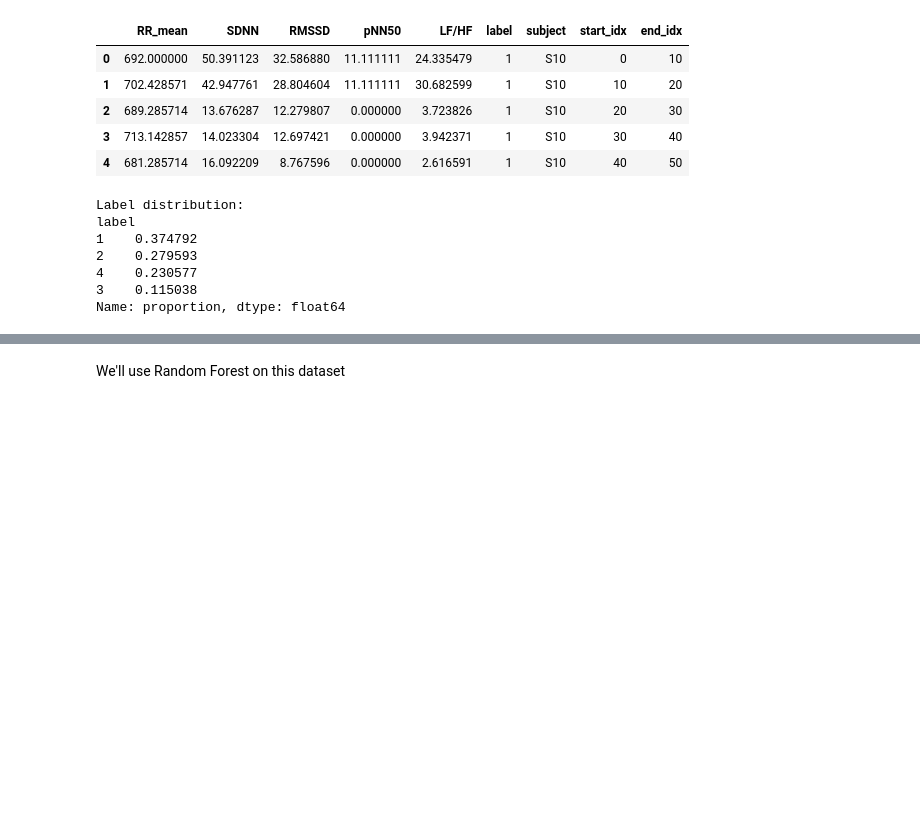
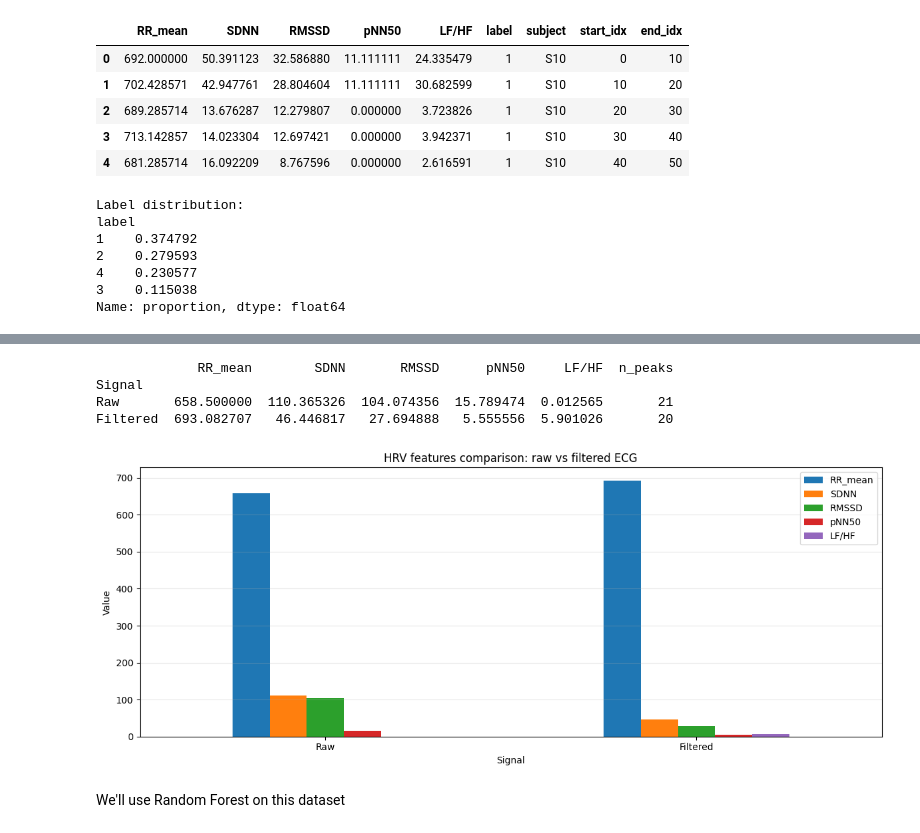
Before and after one commit to amine-e2r/elderly_care, a Jupyter notebook: code1.ipynb, the cells around one changed output, grey strips where cells are left out. Cells and saved outputs as stored; diff of their text form; code cells hidden in the pictures; blank space fills up the shorter version.

```diff
--- a/code1.ipynb
+++ b/code1.ipynb
@@ -319,3 +368,82 @@ Name: proportion, dtype: float64
+# %%
+import numpy as np
+import pandas as pd
+import scipy.signal
+import matplotlib.pyplot as plt
+
+# Raw ECG already loaded in the notebook
+raw_ecg = ecg
+fs = sampling_rate
+
+# Bandpass filter for ECG comparison
+filtered_ecg = bandpass_filter(raw_ecg, fs)
+
+
+def compute_hrv_features_from_signal(signal, fs):
+    peaks, _ = scipy.signal.find_peaks(
+        signal,
+        distance=int(0.3 * fs),
+        prominence=max(0.15, 0.5 * np.std(signal)),
+    )
+
+    rr_ms = np.diff(peaks) * 1000 / fs
+
+    if len(rr_ms) < 2:
+        return {
+            "RR_mean": np.nan,
+            "SDNN": np.nan,
+            "RMSSD": np.nan,
+            "pNN50": np.nan,
+            "LF/HF": np.nan,
+            "n_peaks": len(peaks),
+        }
+
+    rr_mean = np.mean(rr_ms)
+    sdnn = np.std(rr_ms)
+    diff_rr = np.diff(rr_ms)
+    rmssd = np.sqrt(np.mean(diff_rr ** 2))
+    pnn50 = 100 * np.sum(np.abs(diff_rr) > 50) / len(diff_rr) if len(diff_rr) > 0 else np.nan
+
+    fft_result = np.fft.fft(rr_ms)
+    freqs = np.fft.fftfreq(len(rr_ms), d=np.mean(rr_ms) / 1000)
+    power = np.abs(fft_result) ** 2
+    lf_mask = (freqs >= 0.04) & (freqs <= 0.15)
+    hf_mask = (freqs >= 0.15) & (freqs <= 0.40)
+    lf_power = np.sum(power[lf_mask])
+    hf_power = np.sum(power[hf_mask])
+    lf_hf_ratio = lf_power / hf_power if hf_power > 0 else np.nan
+
+    return {
+        "RR_mean": rr_mean,
+        "SDNN": sdnn,
+        "RMSSD": rmssd,
+        "pNN50": pnn50,
+        "LF/HF": lf_hf_ratio,
+        "n_peaks": len(peaks),
+    }
+
+raw_hrv = compute_hrv_features_from_signal(raw_ecg, fs)
+filtered_hrv = compute_hrv_features_from_signal(filtered_ecg, fs)
+
+comparison_df = pd.DataFrame([raw_hrv, filtered_hrv], index=["Raw", "Filtered"])
+comparison_df.index.name = "Signal"
+print(comparison_df)
+
+feature_cols = ["RR_mean", "SDNN", "RMSSD", "pNN50", "LF/HF"]
+ax = comparison_df[feature_cols].plot(kind="bar", figsize=(12, 5))
+ax.set_title("HRV features comparison: raw vs filtered ECG")
+ax.set_ylabel("Value")
+ax.set_xlabel("Signal")
+ax.grid(True, axis="y", alpha=0.3)
+plt.xticks(rotation=0)
+plt.tight_layout()
+plt.show()
+# %% [output]
+             RR_mean        SDNN       RMSSD      pNN50     LF/HF  n_peaks
+Signal
+Raw       658.500000  110.365326  104.074356  15.789474  0.012565       21
+Filtered  693.082707   46.446817   27.694888   5.555556  5.901026       20
+[figure, added]
 # %% [markdown]
 We'll use Random Forest on this dataset
 # %%
```
Also changed, not shown: parts of 7 cells of this notebook, 9 other files.
